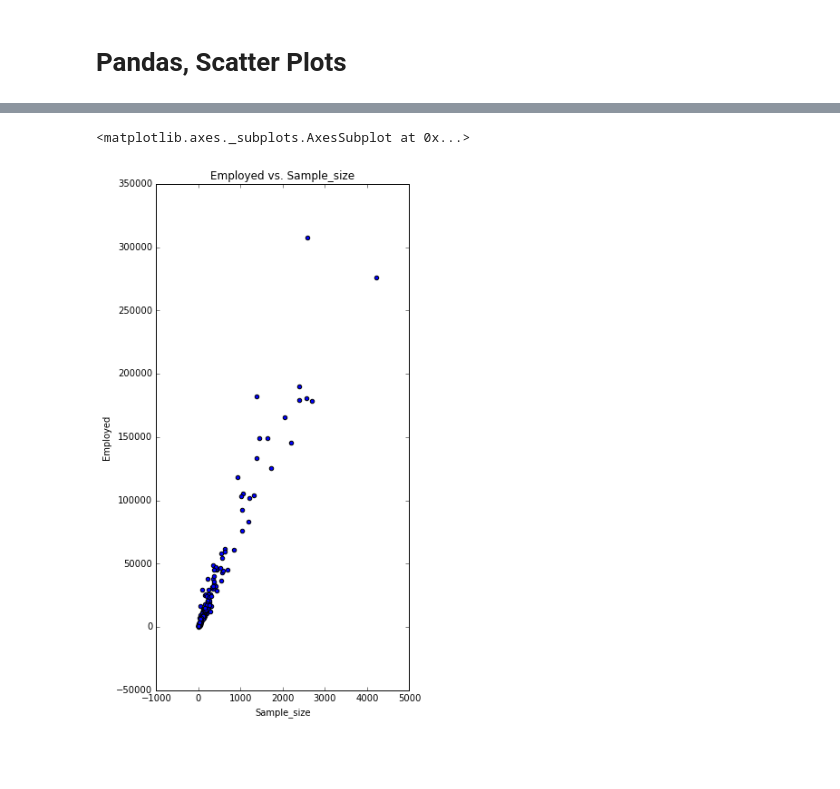
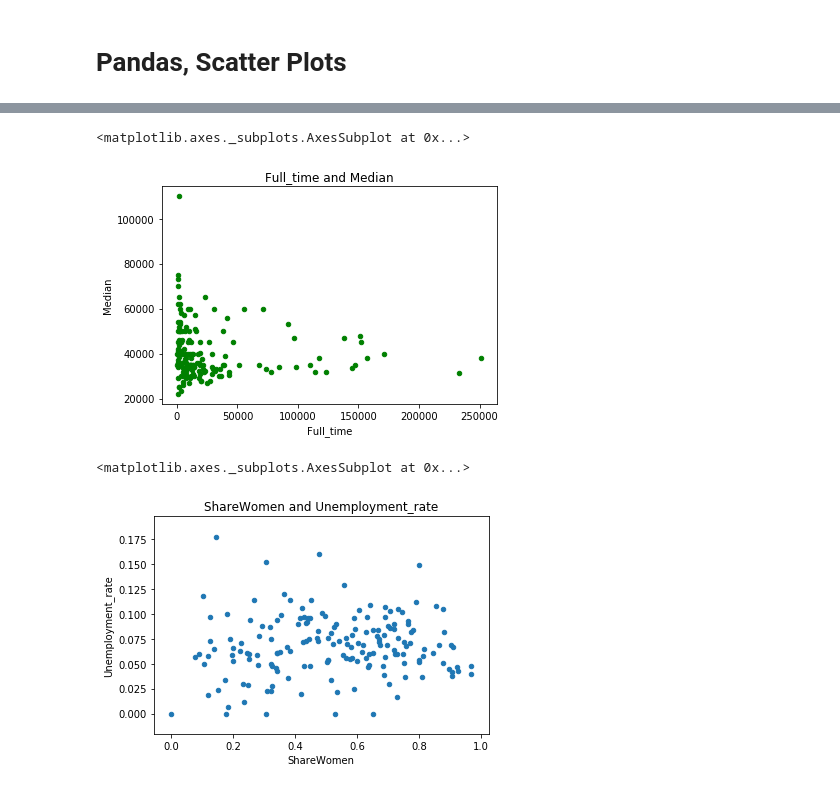
Before and after one commit to mrabins/-Visualizing-Earnings-Based-On-College-Major, a Jupyter notebook: Visualizing Earnings Based On College Majors.ipynb, the cells around one changed output, grey strips where cells are left out. Cells and saved outputs as stored; diff of their text form; code cells hidden in the pictures; blank space fills up the shorter version.

```diff
--- a/Basics.ipynb
+++ b/Visualizing Earnings Based On College Majors.ipynb
@@ -79,6 +93,11 @@ recent_grads.plot(x='Sample_size', y='Employed', kind='scatter')
+# %%
+recent_grads.plot(x='Full_time', y='Median', kind='scatter', color='green', title='Full_time and Median')
+# %% [output]
+<matplotlib.axes._subplots.AxesSubplot at 0x...>
+[figure, added]
 # %%
-recent_grads.plot(x='Sample_size', y='Employed', kind='scatter', title='Employed vs. Sample_size', figsize=(5,10))
+recent_grads.plot(x='ShareWomen', y='Unemployment_rate', kind='scatter', title='ShareWomen and Unemployment_rate')
 # %% [output]
 <matplotlib.axes._subplots.AxesSubplot at 0x...>
-[figure, old version]
+[figure, new version]
 # %%
```
Also changed, not shown: parts of 8 cells of this notebook, 1 other file.
